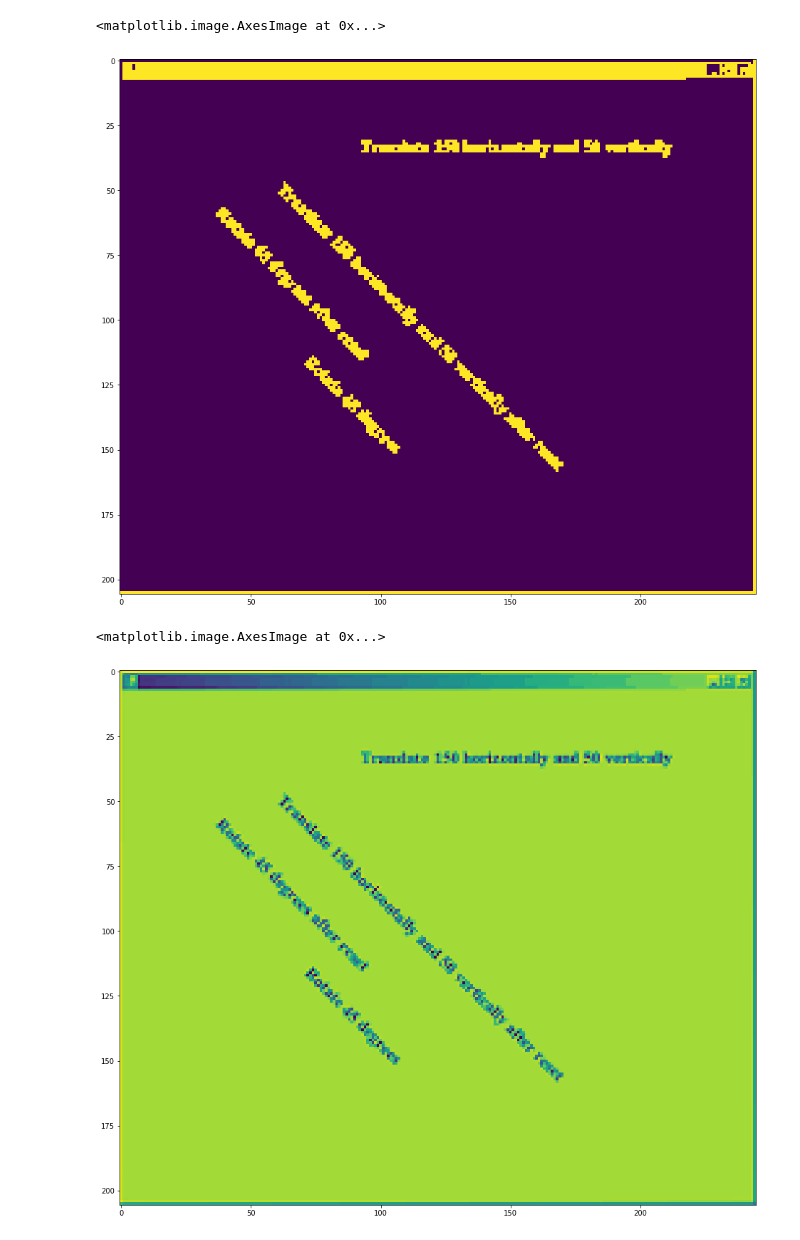
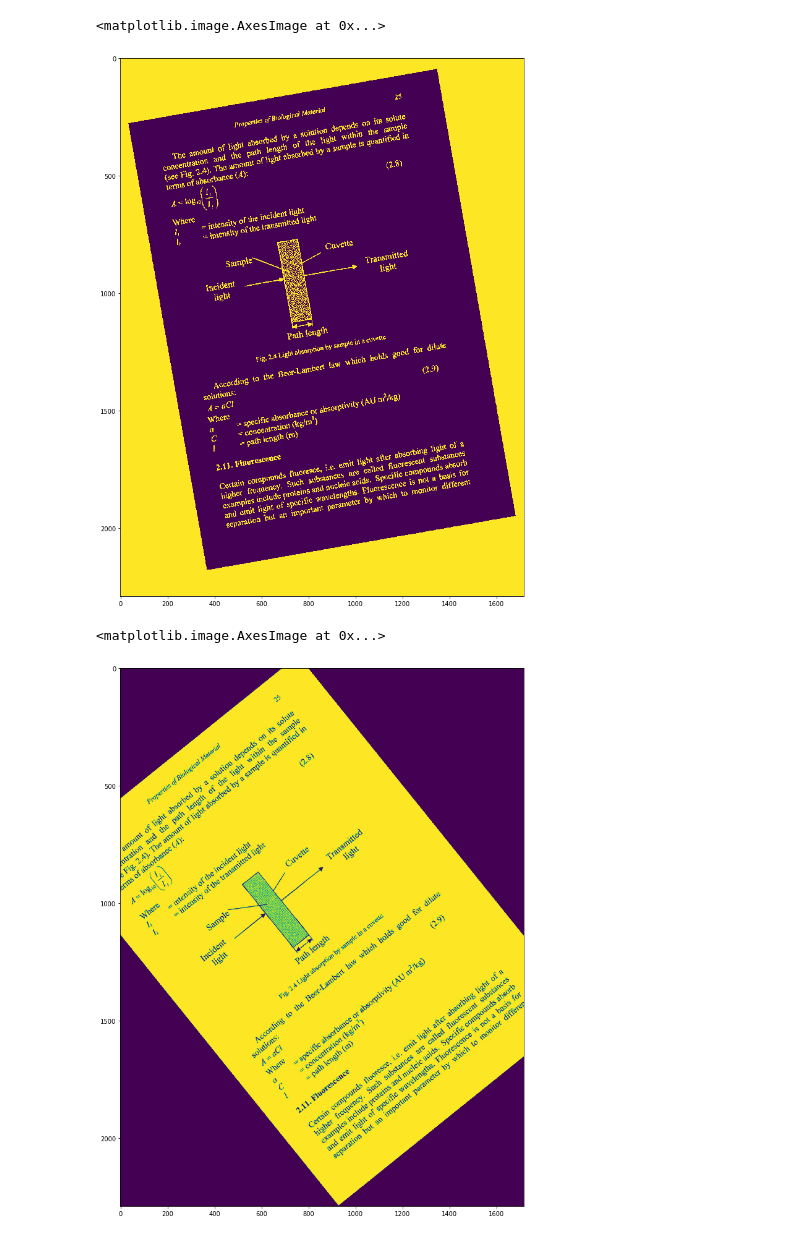
Before and after one commit to lorforlinux/Ojo, a Jupyter notebook: dilateerode.ipynb, the cells around one changed output. Drawn from its saved outputs; the diff is of its cells as text; code cells hidden in the pictures.

```diff
--- a/dilateerode.ipynb
+++ b/dilateerode.ipynb
@@ -4,7 +4,7 @@ import numpy
 import cv2
 import matplotlib.pyplot as plt
 # %%
-file = 'assets/2.png'
+file = 'assets/6.jpg'
 image = cv2.imread(file, cv2.CV_8UC1)
 plt.figure(figsize=[16,16])
 plt.imshow(image)
@@ -18,28 +18,28 @@ plt.figure(figsize=[16,16])
 plt.imshow(bt)
 # %% [output]
 <matplotlib.image.AxesImage at 0x...>
-[figure, old version]
+[figure, new version]
 # %%
 # houghlinesp (binary image, rho resolution, theta resolution, thresh, minlinelength, maxlingap)
-lines = cv2.HoughLinesP(bt, 1, numpy.pi/180, 95, minLineLength= 150/2.0, maxLineGap= 20)
+lines = cv2.HoughLinesP(bt, 1, numpy.pi/180, 50, minLineLength= 600/2.0, maxLineGap= 20)
 angle = 0
 for line in lines:
     x1, y1, x2, y2 = line[0]
     r = numpy.arctan2(y2 - y1, x2 - x1)
     angle += numpy.arctan2(y2 - y1, x2 - x1)
 avg_radian = angle / len(lines)
 avg_angle = avg_radian * 180 / numpy.pi
 
 (h, w) = image.shape
 center = (w // 2, h // 2)
 matrix = cv2.getRotationMatrix2D(center, avg_angle, 1)
 rotated = cv2.warpAffine(image,matrix,(w, h),flags=cv2.INTER_CUBIC,borderMode=cv2.BORDER_REPLICATE)
 
 plt.figure(figsize=[16,16])
 plt.imshow(rotated)
 # %% [output]
 <matplotlib.image.AxesImage at 0x...>
-[figure, old version]
+[figure, new version]
 # %%
 neg = cv2.bitwise_not(rotated)
 plt.figure(figsize=(16, 16))
```
Also changed, not shown: parts of 7 cells of this notebook, 21 other files.
